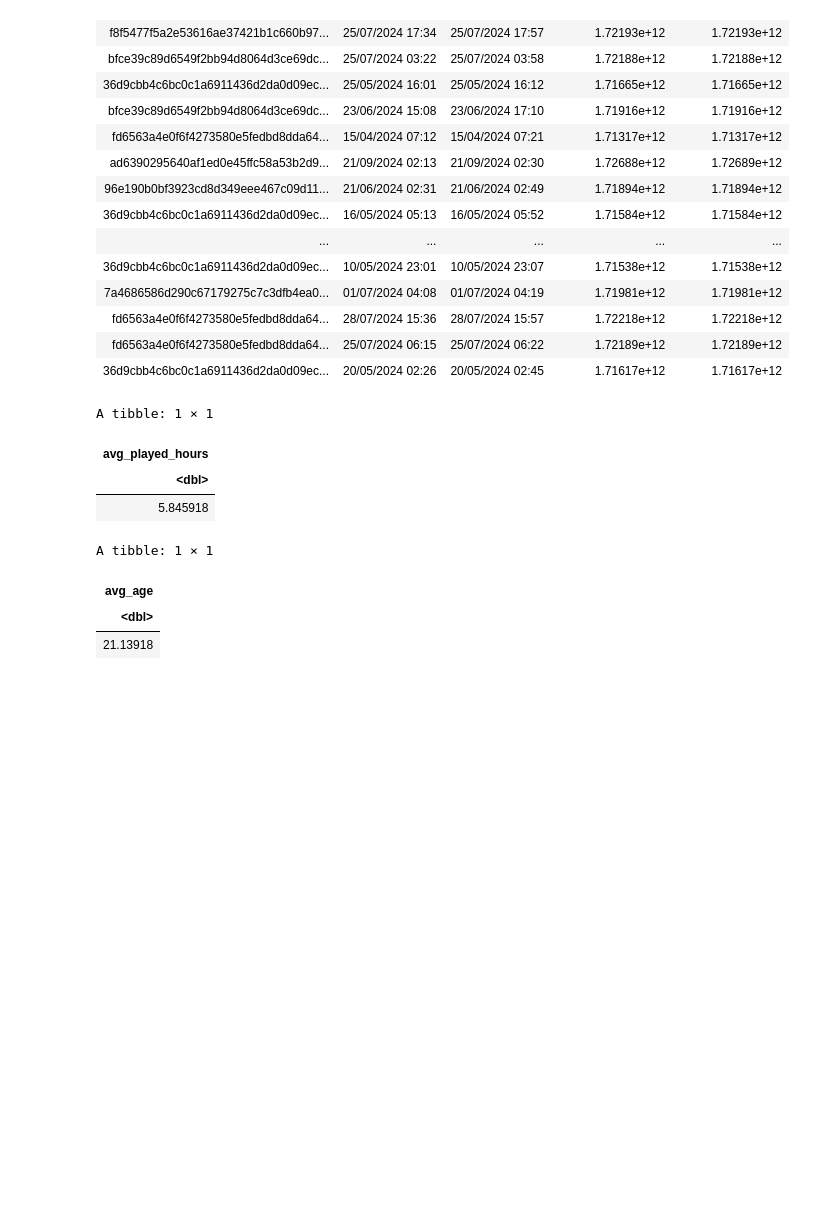
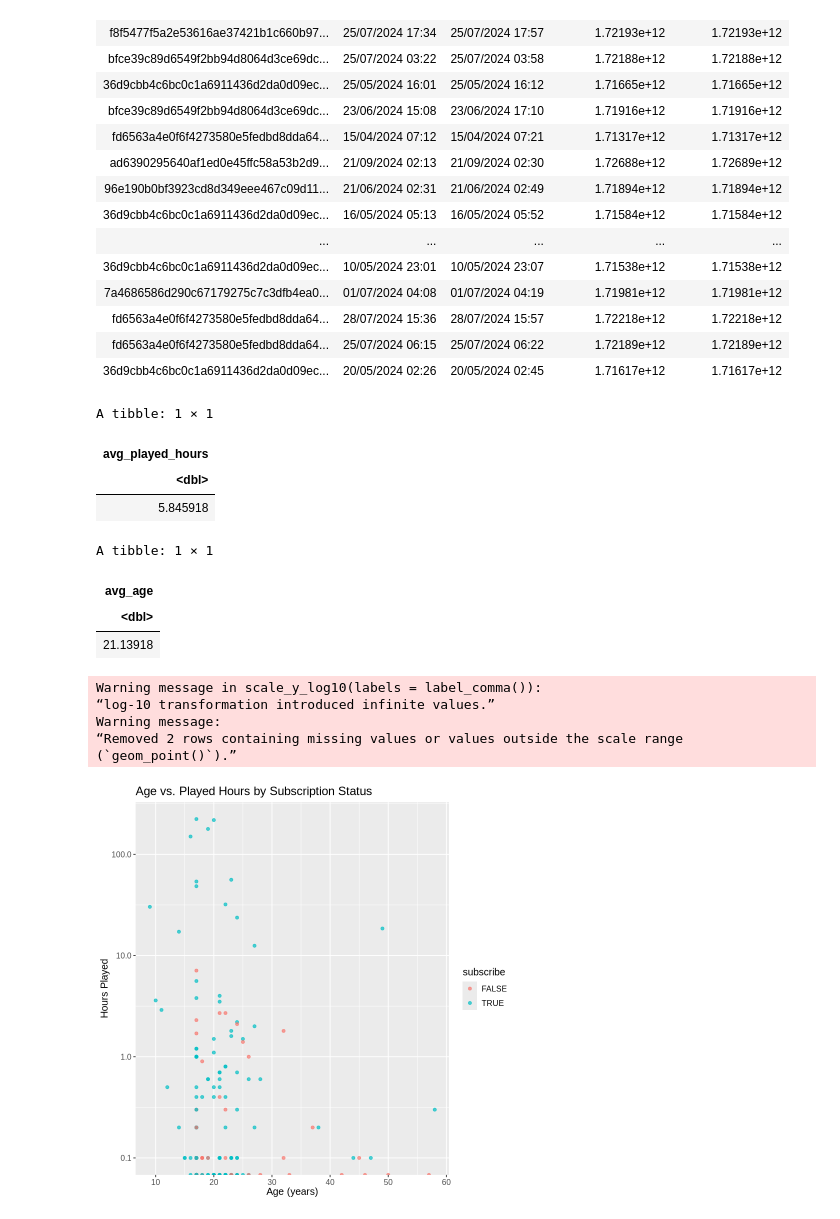
Before and after one commit to suakim550/DSCI100---Project, a Jupyter notebook: Untitled.ipynb, the cells around one changed output. Drawn from its saved outputs; the diff is of its cells as text; code cells hidden in the pictures; blank space fills up the shorter version.

Commit message:
graph(scaled)

```diff
--- a/Untitled.ipynb
+++ b/Untitled.ipynb
@@ -75,20 +65,39 @@ A spec_tbl_df: 1535 × 5
 | fd6563a4e0f6f4273580e5fedbd8dda64... | 25/07/2024 06:15 | 25/07/2024 06:22 | 1.72189e+12 | 1.72189e+12 |
 | 36d9cbb4c6bc0c1a6911436d2da0d09ec... | 20/05/2024 02:26 | 20/05/2024 02:45 | 1.71617e+12 | 1.71617e+12 |
 # %%
+#compute the mean value:
 average_played_hours <- players |>
     summarize(avg_played_hours = mean(played_hours, na.rm = TRUE))
 
 average_age <- players |>
     summarize(avg_age = mean(Age, na.rm = TRUE))
 
 average_played_hours
 average_age
+
+#Making plots
+
+age_vs_played_hours <- ggplot(players, aes(x = Age, y = played_hours, color = subscribe)) +
+                        geom_point(alpha = 0.7) +
+                        labs(
+                        title = "Age vs. Played Hours by Subscription Status",
+                        x = "Age (years)",
+                        y = "Hours Played") +
+                        theme(text = element_text(size = 12)) +
+                        scale_y_log10(labels = label_comma())
+age_vs_played_hours
 # %% [output]
 A tibble: 1 × 1
 | avg_played_hours |
 | <dbl> |
 | 5.845918 |
 A tibble: 1 × 1
 | avg_age |
 | <dbl> |
 | 21.13918 |
+Warning message in scale_y_log10(labels = label_comma()):
+“log-10 transformation introduced infinite values.”
+Warning message:
+“Removed 2 rows containing missing values or values outside the scale range
+(`geom_point()`).”
+[figure, added]
```
Also changed, not shown: parts of 1 cell of this notebook.
